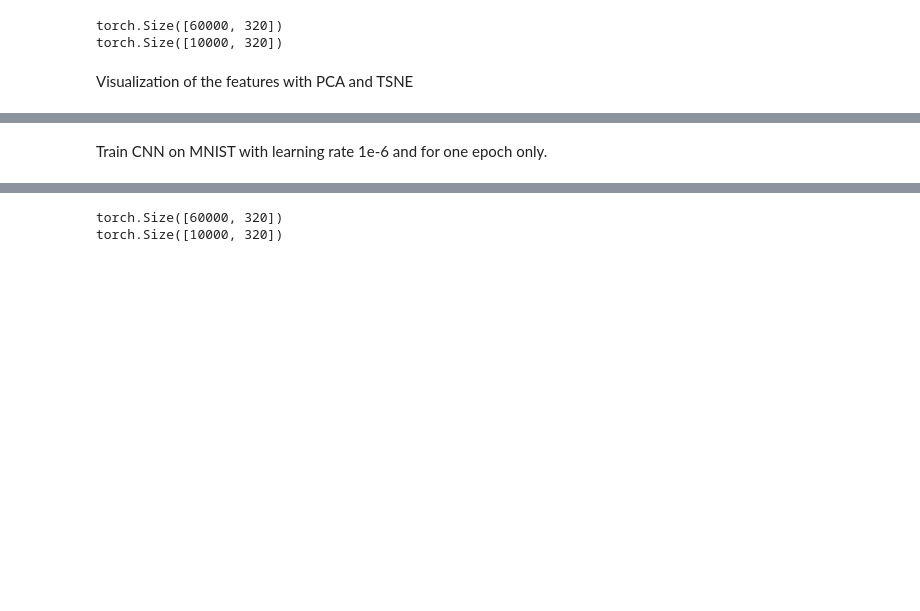
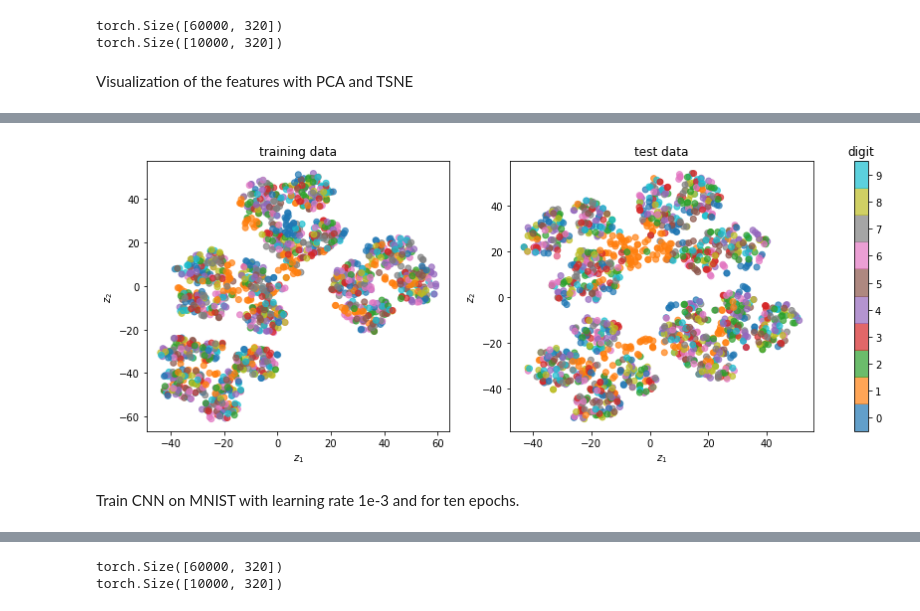
Before and after one commit to ojaohe-3/D7047E, a Jupyter notebook: ex3.ipynb, the cells around one changed output, grey strips where cells are left out. Saved outputs shown, nothing was run; the diff lists cells and outputs as text; code cells hidden in the pictures; blank space fills up the shorter version.

```diff
--- a/ex3.ipynb
+++ b/ex3.ipynb
@@ -282,5 +273,16 @@ plot_encoding((tsne_train[:,:2], train_labels[:size]), (tsne_test[:,:2], test_la
+# %%
+# Use the 30 first principal components
+from sklearn.manifold import TSNE
+size = 1500
+tsne = TSNE(n_components=2, random_state=0)
+tsne_train = tsne.fit_transform(pca_train[:size, :30])
+tsne_test = tsne.fit_transform(pca_test[:size, :30])
+
+plot_encoding((tsne_train[:,:2], train_labels[:size]), (tsne_test[:,:2], test_labels[:size]))
+# %% [output]
+[figure, added]
 # %% [markdown]
-Train CNN on MNIST with learning rate 1e-6  and for one epoch only.
+Train CNN on MNIST with learning rate 1e-3  and for ten epochs.
 # %%
 net = Net()
 net.to(device)
```
Also changed, not shown: parts of 25 cells of this notebook.
